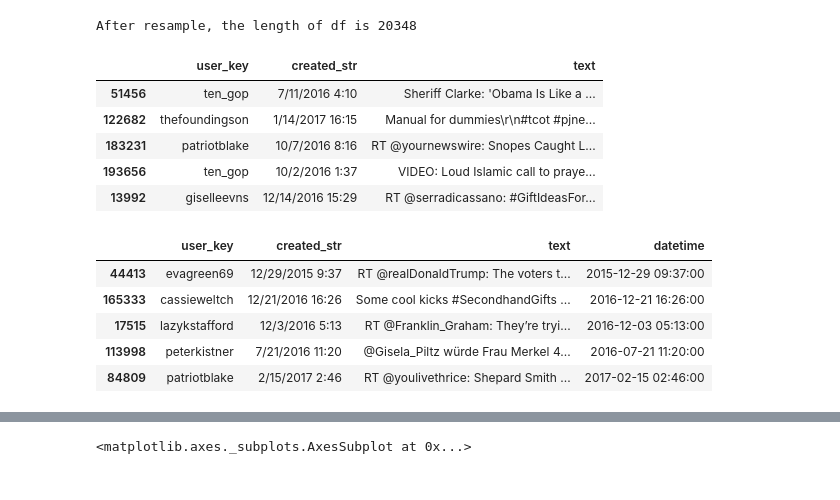
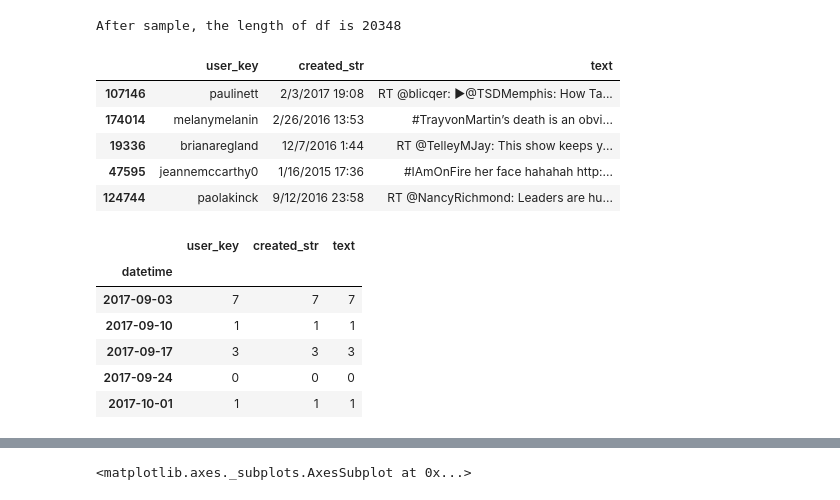
Before and after one commit to FLYSTEPHEN/Others-unaccomplished, a Jupyter notebook: try-time.ipynb, the cells around one changed output, grey strips where cells are left out. Cells and saved outputs as stored; diff of their text form; code cells hidden in the pictures.

```diff
--- a/try-time.ipynb
+++ b/try-time.ipynb
@@ -13,16 +13,16 @@ the length of df is 203482
 | 203481 | willisbonnerr | 12/19/2016 23:00 | RT @futureguru100: U cant just Up... |
 # %%
 df = df.sample(frac=0.1)
-print('After resample, the length of df is {}'.format(len(df)))
+print('After sample, the length of df is {}'.format(len(df)))
 df.tail()
 # %% [output]
-After resample, the length of df is 20348
+After sample, the length of df is 20348
 |  | user_key | created_str | text |
-| 51456 | ten_gop | 7/11/2016 4:10 | Sheriff Clarke: 'Obama Is Like a ... |
-| 122682 | thefoundingson | 1/14/2017 16:15 | Manual for dummies\r\n#tcot #pjne... |
-| 183231 | patriotblake | 10/7/2016 8:16 | RT @yournewswire: Snopes Caught L... |
-| 193656 | ten_gop | 10/2/2016 1:37 | VIDEO: Loud Islamic call to praye... |
-| 13992 | giselleevns | 12/14/2016 15:29 | RT @serradicassano: #GiftIdeasFor... |
+| 107146 | paulinett | 2/3/2017 19:08 | RT @blicqer: ▶@TSDMemphis: How Ta... |
+| 174014 | melanymelanin | 2/26/2016 13:53 | #TrayvonMartin’s death is an obvi... |
+| 19336 | brianaregland | 12/7/2016 1:44 | RT @TelleyMJay: This show keeps y... |
+| 47595 | jeannemccarthy0 | 1/16/2015 17:36 | #IAmOnFire her face hahahah http:... |
+| 124744 | paolakinck | 9/12/2016 23:58 | RT @NancyRichmond: Leaders are hu... |
 # %%
 from datetime import datetime
 from dateutil import parser
@@ -33,11 +33,13 @@ def parse_datetime(x):
     except:
         return numpy.nan
 df['datetime'] = df['created_str'].apply(parse_datetime)
-df.head()
-# %% [output]
-|  | user_key | created_str | text | datetime |
-| 44413 | evagreen69 | 12/29/2015 9:37 | RT @realDonaldTrump: The voters t... | 2015-12-29 09:37:00 |
-| 165333 | cassieweltch | 12/21/2016 16:26 | Some cool kicks #SecondhandGifts ... | 2016-12-21 16:26:00 |
-| 17515 | lazykstafford | 12/3/2016 5:13 | RT @Franklin_Graham: They’re tryi... | 2016-12-03 05:13:00 |
-| 113998 | peterkistner | 7/21/2016 11:20 | @Gisela_Piltz würde Frau Merkel 4... | 2016-07-21 11:20:00 |
-| 84809 | patriotblake | 2/15/2017 2:46 | RT @youlivethrice: Shepard Smith ... | 2017-02-15 02:46:00 |
+# %%
+df.set_index('datetime').resample('1W').aggregate('count').tail()
+# %% [output]
+|  | user_key | created_str | text |
+| datetime |  |  |  |
+| 2017-09-03 | 7 | 7 | 7 |
+| 2017-09-10 | 1 | 1 | 1 |
+| 2017-09-17 | 3 | 3 | 3 |
+| 2017-09-24 | 0 | 0 | 0 |
+| 2017-10-01 | 1 | 1 | 1 |
```
Also changed, not shown: parts of 6 cells of this notebook.
